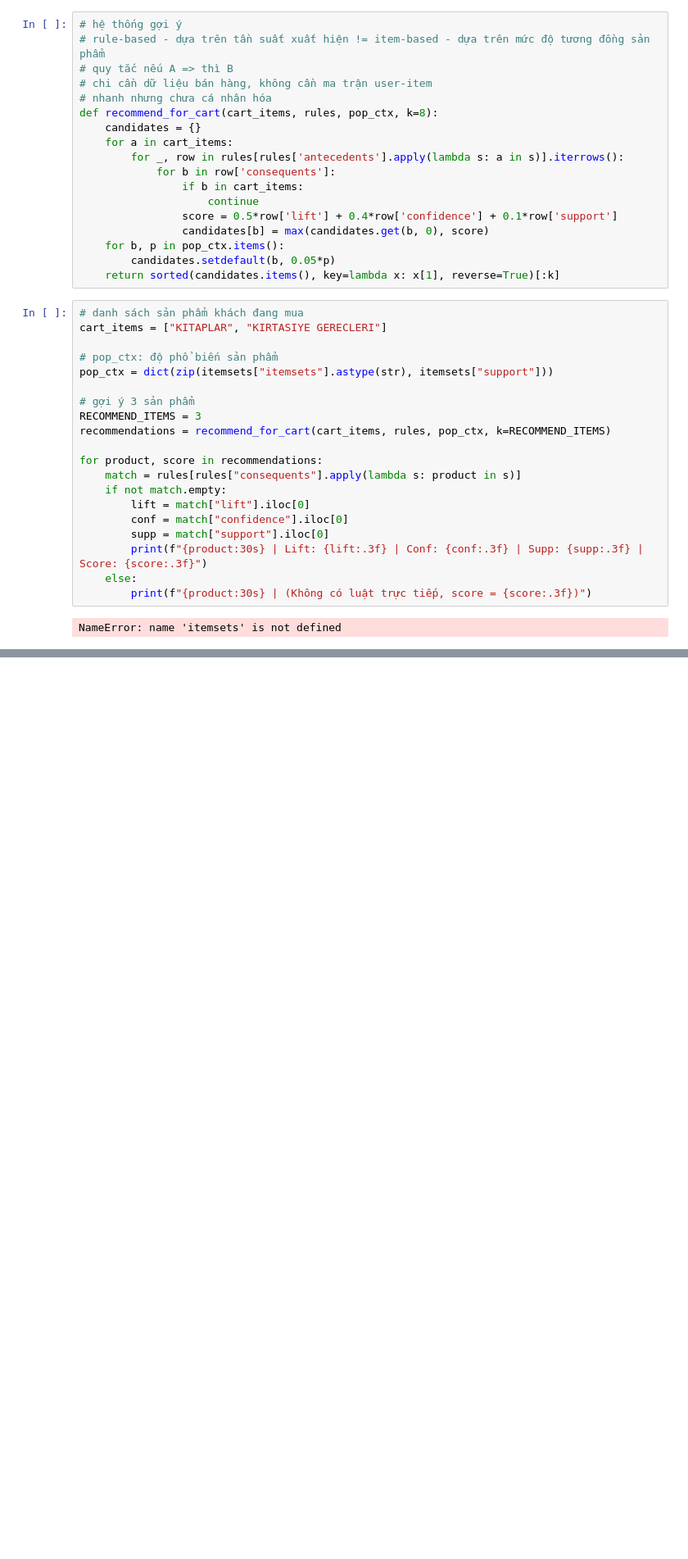
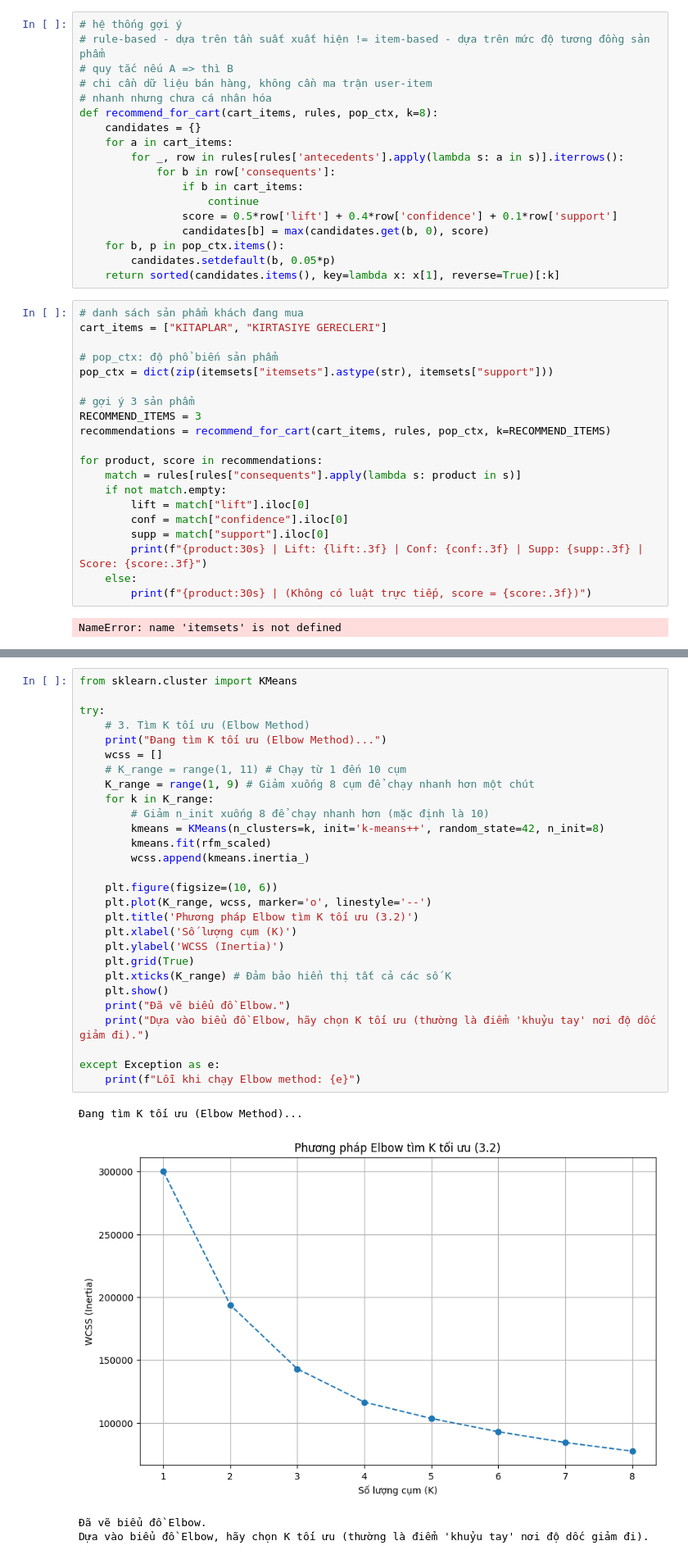
Before and after one commit to Ginz13062004/data, a Jupyter notebook: Nhom7.ipynb, the cells around one changed output, grey strips where cells are left out. Shown at 82% size. Drawn from its saved outputs; the diff is of its cells as text; blank space fills up the shorter version.

```diff
--- a/Nhom7.ipynb
+++ b/Nhom7.ipynb
@@ -1053,0 +1262,33 @@ NameError: name 'itemsets' is not defined
+# %%
+from sklearn.cluster import KMeans
+
+try:
+    # 3. Tìm K tối ưu (Elbow Method)
+    print("Đang tìm K tối ưu (Elbow Method)...")
+    wcss = []
+    # K_range = range(1, 11) # Chạy từ 1 đến 10 cụm
+    K_range = range(1, 9) # Giảm xuống 8 cụm để chạy nhanh hơn một chút
+    for k in K_range:
+        # Giảm n_init xuống 8 để chạy nhanh hơn (mặc định là 10)
+        kmeans = KMeans(n_clusters=k, init='k-means++', random_state=42, n_init=8)
+        kmeans.fit(rfm_scaled)
+        wcss.append(kmeans.inertia_)
+
+    plt.figure(figsize=(10, 6))
+    plt.plot(K_range, wcss, marker='o', linestyle='--')
+    plt.title('Phương pháp Elbow tìm K tối ưu (3.2)')
+    plt.xlabel('Số lượng cụm (K)')
+    plt.ylabel('WCSS (Inertia)')
+    plt.grid(True)
+    plt.xticks(K_range) # Đảm bảo hiển thị tất cả các số K
+    plt.show()
+    print("Đã vẽ biểu đồ Elbow.")
+    print("Dựa vào biểu đồ Elbow, hãy chọn K tối ưu (thường là điểm 'khuỷu tay' nơi độ dốc giảm đi).")
+
+except Exception as e:
+    print(f"Lỗi khi chạy Elbow method: {e}")
+# %% [output]
+Đang tìm K tối ưu (Elbow Method)...
+[figure, added]
+Đã vẽ biểu đồ Elbow.
+Dựa vào biểu đồ Elbow, hãy chọn K tối ưu (thường là điểm 'khuỷu tay' nơi độ dốc giảm đi).
```
Also changed, not shown: parts of 23 cells of this notebook.
